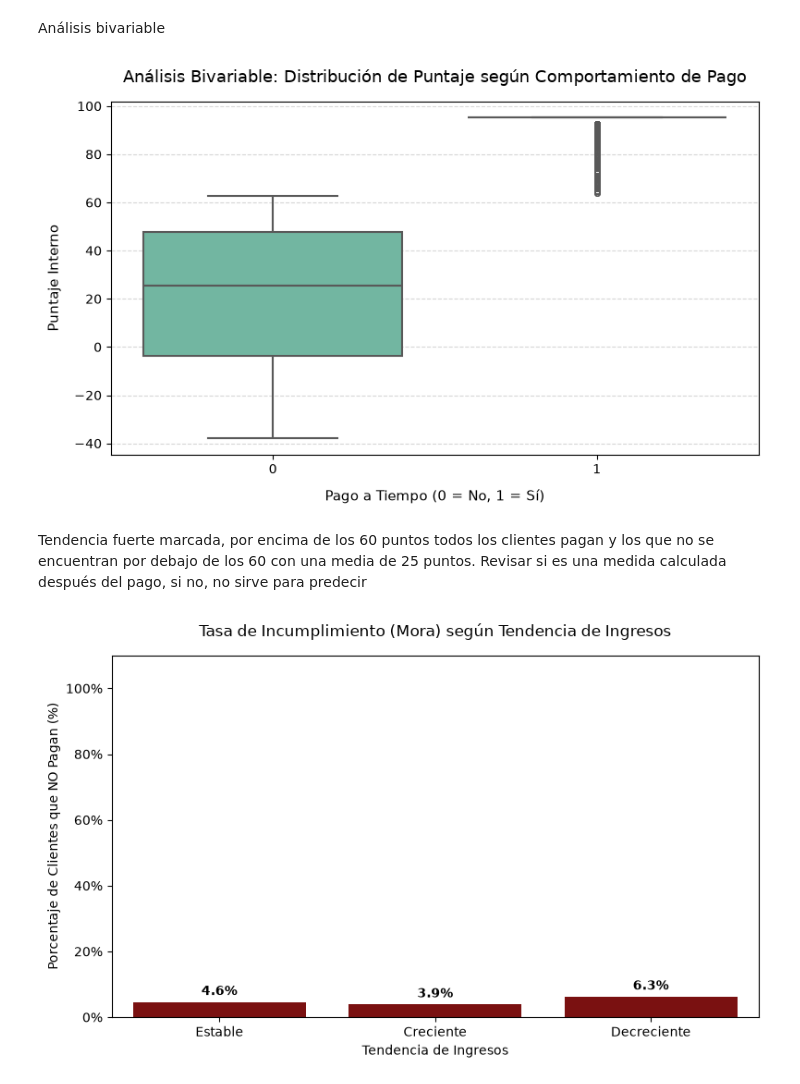
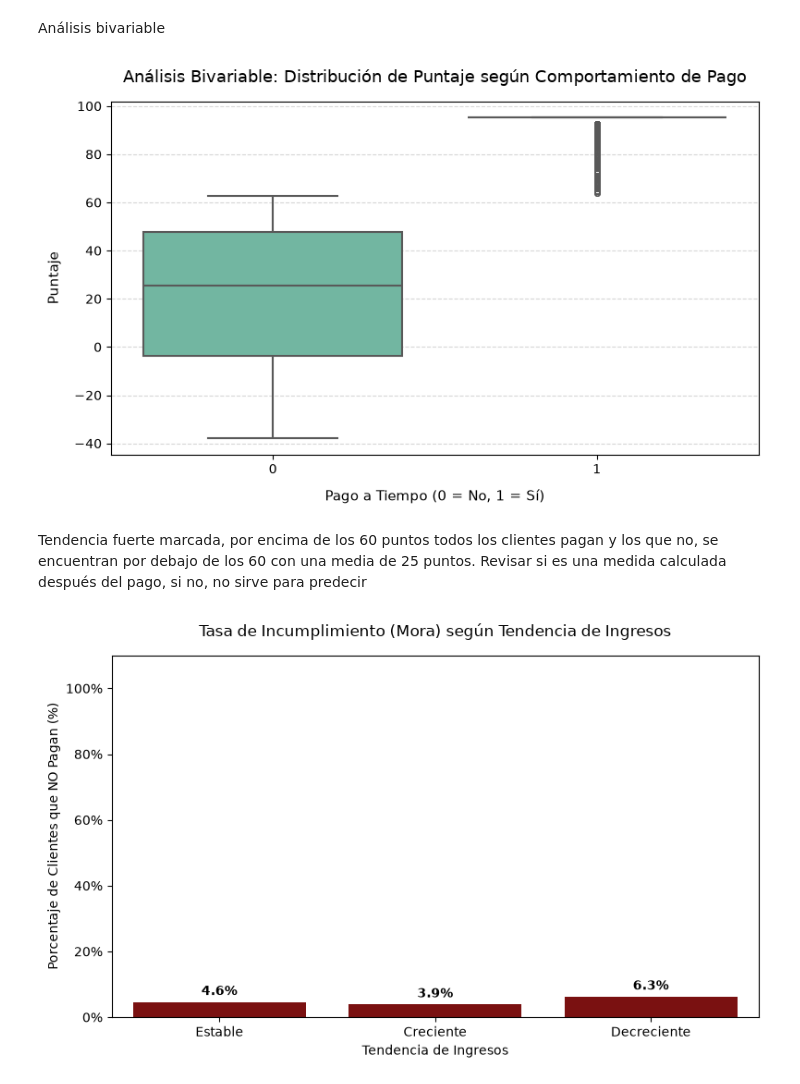
Before and after one commit to SaraHenaoB/PI_M5_, a Jupyter notebook: src/comprension_eda.ipynb, the cells around one changed output. Saved outputs shown, nothing was run; the diff lists cells and outputs as text; code cells hidden in the pictures.

```diff
--- a/src/comprension_eda.ipynb
+++ b/src/comprension_eda.ipynb
@@ -151,5 +151,3 @@ Puntaje de datacrédito min valor es 150 se inputaran con la mediana sin tenr en
-# %%
-df['puntaje_datacredito'] = df['puntaje_datacredito'].replace(-7.0, df.loc[df['puntaje_datacredito'] != -7.0, 'puntaje_datacredito'].median())
 # %% [markdown]
 Gráficas exploratorias
 # %% [markdown]
@@ -228,33 +226,33 @@ Análisis bivariable
 # %%
 
 plt.figure(figsize=(8, 5))
 
 sns.boxplot(
     data=df,
     x="Pago_atiempo",
     y="puntaje",
     palette="Set2",
     linewidth=1.5,
     fliersize=4,  # Tamaño de los puntos atípicos (outliers)
 )
 
 plt.title(
     "Análisis Bivariable: Distribución de Puntaje según Comportamiento de Pago",
     fontsize=13,
     pad=15,
 )
 plt.xlabel("Pago a Tiempo (0 = No, 1 = Sí)", fontsize=11, labelpad=10)
-plt.ylabel("Puntaje Interno", fontsize=11, labelpad=10)
+plt.ylabel("Puntaje", fontsize=11, labelpad=10)
 
 #Estética de la cuadrícula de fondo para medir mejor los cuartiles
 plt.grid(axis="y", linestyle="--", alpha=0.5)
 
 plt.tight_layout()
 plt.show()
 # %% [output]
-[figure, old version]
+[figure, new version]
 # %% [markdown]
-Tendencia fuerte marcada, por encima de los 60 puntos todos los clientes pagan y los que no se encuentran por debajo de los 60 con una media de 25 puntos. Revisar si es una medida calculada después del pago, si no, no sirve para predecir
+Tendencia fuerte marcada, por encima de los 60 puntos todos los clientes pagan y los que no, se encuentran por debajo de los 60 con una media de 25 puntos. Revisar si es una medida calculada después del pago, si no, no sirve para predecir
 # %%
 df["En_Mora"] = 1 - df["Pago_atiempo"]
 
```
Also changed, not shown: parts of 4 cells of this notebook.
